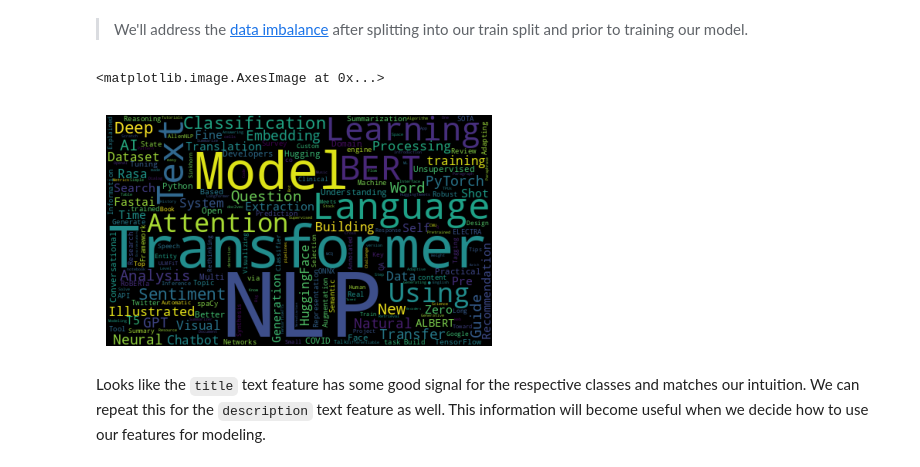
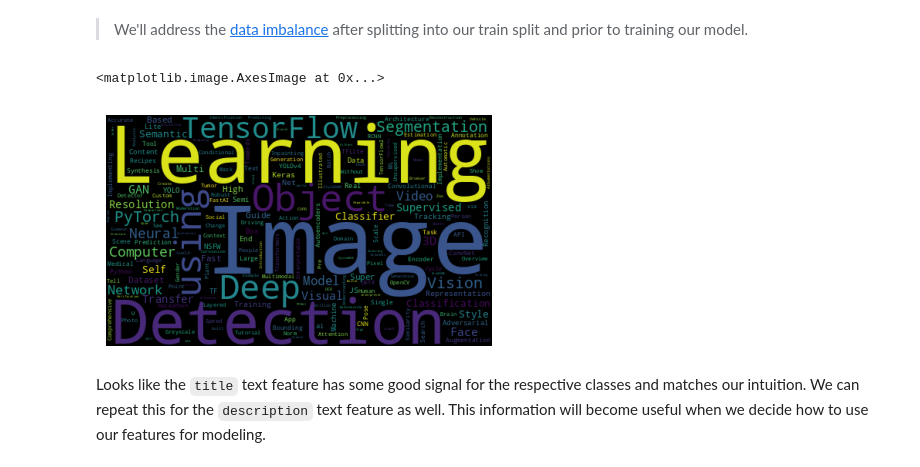
Before and after one commit to ellecarey/Made-With-ML, a Jupyter notebook: notebooks/madewithml.ipynb, the cells around one changed output. Saved outputs shown, nothing was run; the diff lists cells and outputs as text; code cells hidden in the pictures.

```diff
--- a/notebooks/madewithml.ipynb
+++ b/notebooks/madewithml.ipynb
@@ -166,18 +166,18 @@ plt.show()
 > We'll address the [data imbalance](https://madewithml.com/courses/mlops/baselines#data-imbalance) after splitting into our train split and prior to training our model.
 # %%
 # Most frequent tokens for each tag
-tag="natural-language-processing"
+tag="computer-vision"
 plt.figure(figsize=(10, 3))
 subset = df[df.tag==tag]
 text = subset.title.values
 cloud = WordCloud(
     stopwords=STOPWORDS, background_color="black", collocations=False,
     width=500, height=300).generate(" ".join(text))
 plt.axis("off")
 plt.imshow(cloud)
 # %% [output]
 <matplotlib.image.AxesImage at 0x...>
-[figure, old version]
+[figure, new version]
 # %% [markdown]
 Looks like the `title` text feature has some good signal for the respective classes and matches our intuition. We can repeat this for the `description` text feature as well. This information will become useful when we decide how to use our features for modeling.
 # %% [markdown]
```
Also changed, not shown: parts of 3 cells of this notebook, 1 other file.
